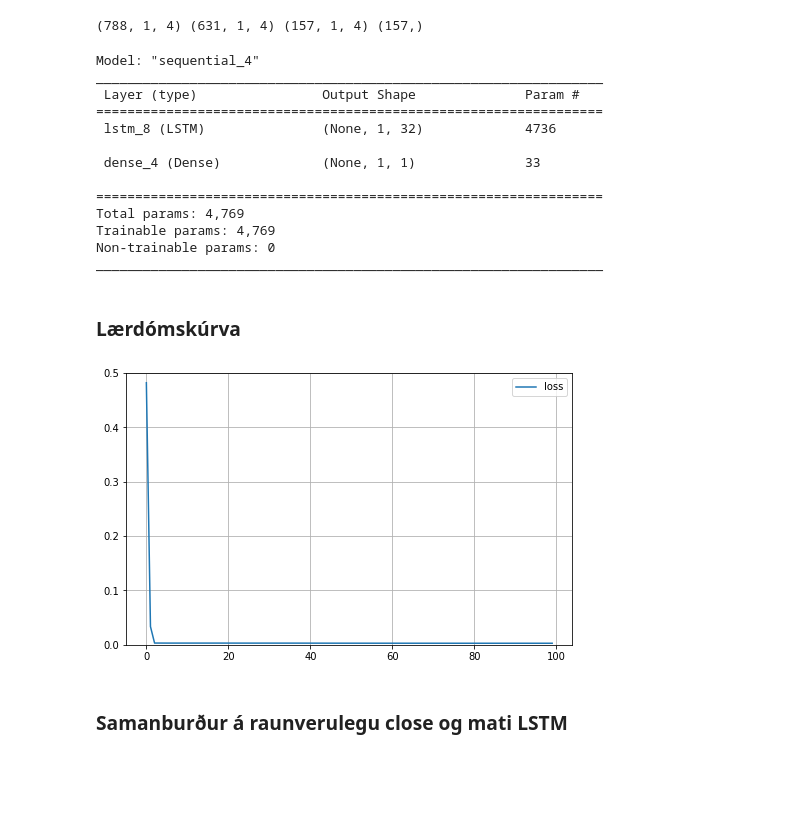
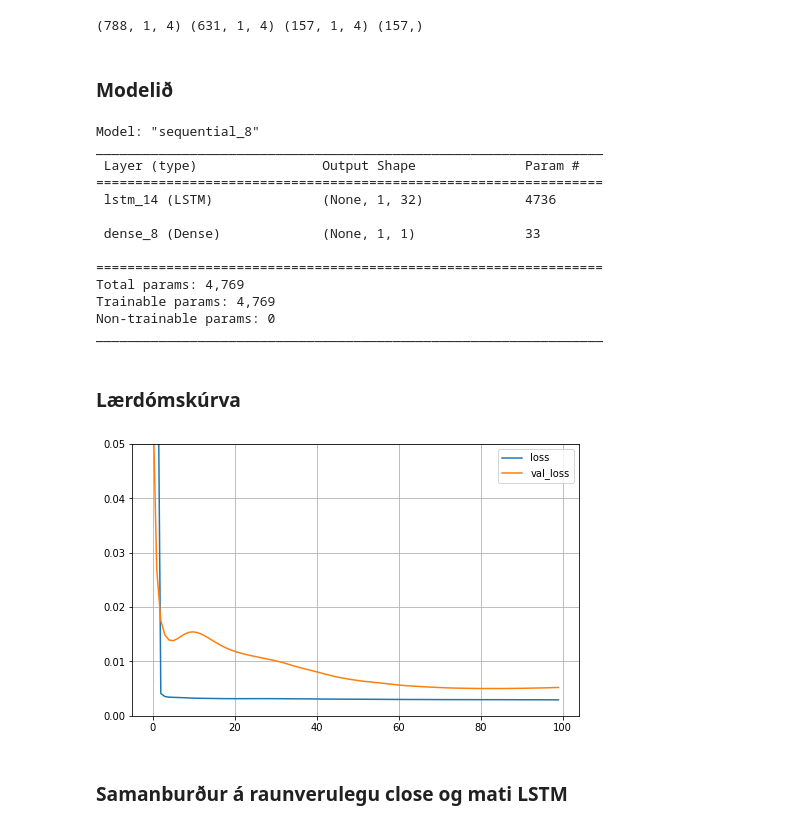
Before and after one commit to Orri050/Lokaverkefni, a Jupyter notebook: Lokaverkefni.ipynb, the cells around one changed output. Saved outputs shown, nothing was run; the diff lists cells and outputs as text; code cells hidden in the pictures; blank space fills up the shorter version.

```diff
--- a/Lokaverkefni.ipynb
+++ b/Lokaverkefni.ipynb
@@ -216,33 +191,35 @@ def lstm_split(data, n_steps):
 
   return np.array(X), np.array(y)
 # %%
-X1, y1= lstm_split(X_ft.values, n_steps=1)
+X11, y11= lstm_split(X_ft.values, n_steps=1)
 
 train_split=0.8
-split_idx= int(np.ceil(len(X1)*train_split))
+split_idx= int(np.ceil(len(X11)*train_split))
 date_index=X_ft.index
 
-Xtr, Xtst= X1[:split_idx], X1[split_idx:]
-ytr, ytst= y1[:split_idx], y1[split_idx:]
-Xtrd, Xtstd= date_index[:split_idx], date_index[split_idx:]
+Xtr1, Xtst1= X11[:split_idx], X11[split_idx:]
+ytr1, ytst1= y11[:split_idx], y11[split_idx:]
+Xtrd1, Xtstd1= date_index[:split_idx], date_index[split_idx:]
 
-print(X1.shape, Xtr.shape, Xtst.shape, ytst.shape)
+print(X11.shape, Xtr1.shape, Xtst1.shape, ytst1.shape)
 # %% [output]
 (788, 1, 4) (631, 1, 4) (157, 1, 4) (157,)
+# %% [markdown]
+### Modelið
 # %%
-model = keras.models.Sequential([
-    keras.layers.LSTM(32,input_shape=(Xtr.shape[1],Xtr.shape[2]), activation="relu",return_sequences=True),
+model1 = keras.models.Sequential([
+    keras.layers.LSTM(32,input_shape=(Xtr1.shape[1],Xtr1.shape[2]), activation="relu",return_sequences=True),
     keras.layers.Dense(1)])
-model.compile(loss="mean_squared_error", optimizer="adam")
-model.summary()
+model1.compile(loss="mean_squared_error", optimizer="adam")
+model1.summary()
 # %% [output]
-Model: "sequential_4"
+Model: "sequential_8"
 _________________________________________________________________
  Layer (type)                Output Shape              Param #
 =================================================================
- lstm_8 (LSTM)               (None, 1, 32)             4736
+ lstm_14 (LSTM)              (None, 1, 32)             4736
 
- dense_4 (Dense)             (None, 1, 1)              33
+ dense_8 (Dense)             (None, 1, 1)              33
 
 =================================================================
 Total params: 4,769
@@ -250,5 +227,5 @@ Trainable params: 4,769
 Non-trainable params: 0
 _________________________________________________________________
 # %%
-history=model.fit(Xtr,ytr,epochs=100,batch_size=4,verbose=2,shuffle=False)
+history1=model1.fit(Xtr1,ytr1,epochs=100,validation_data=(Xtst1, ytst1),batch_size=4,verbose=2,shuffle=False)
 # %%
@@ -257,12 +234,12 @@ ypr=ypr.reshape(-1)
 # %% [markdown]
 ### Lærdómskúrva
 # %%
-pd.DataFrame(history.history).plot(figsize=(8,5))
+pd.DataFrame(history1.history).plot(figsize=(8,5))
 plt.grid()
-plt.gca().set_ylim(0, 0.5)
+plt.gca().set_ylim(0, 0.05)
 plt.show()
 # %% [output]
-[figure, old version]
+[figure, new version]
 # %% [markdown]
 ### Samanburður á raunverulegu close og mati LSTM
 # %%
```
Also changed, not shown: parts of 40 cells of this notebook.
